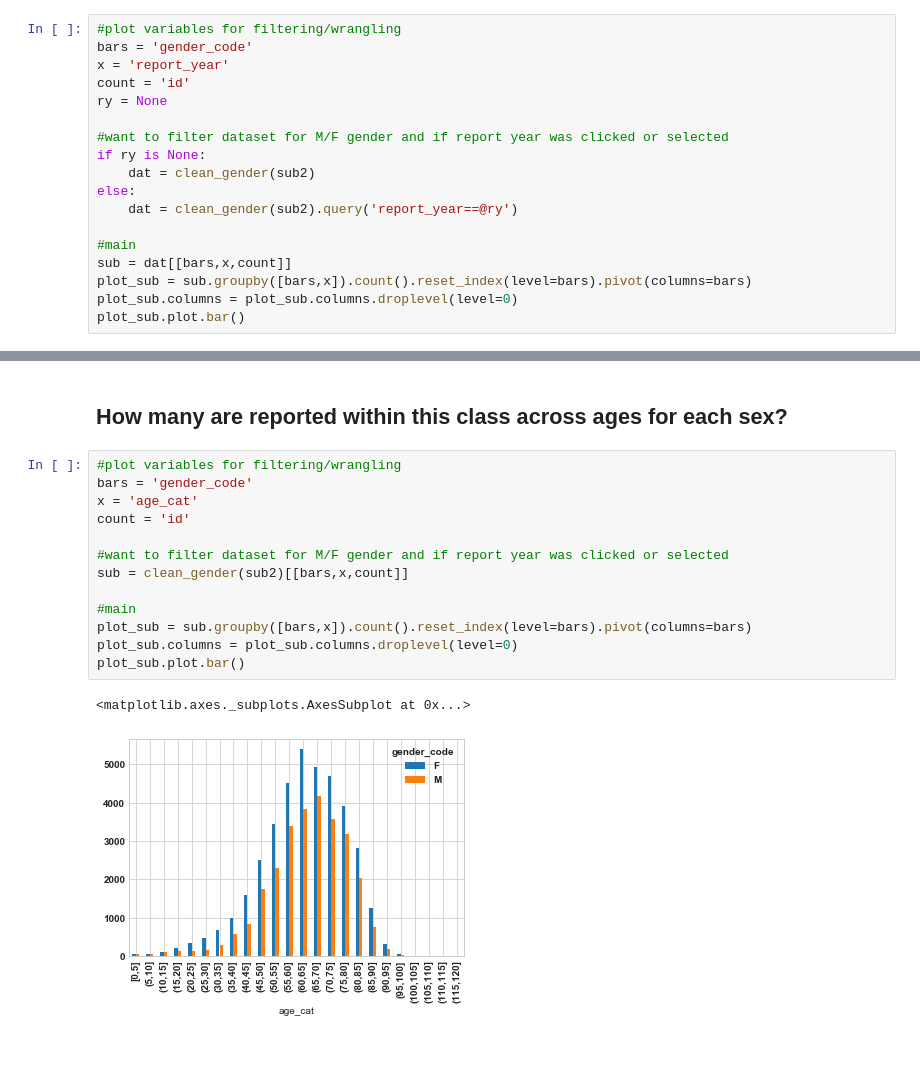
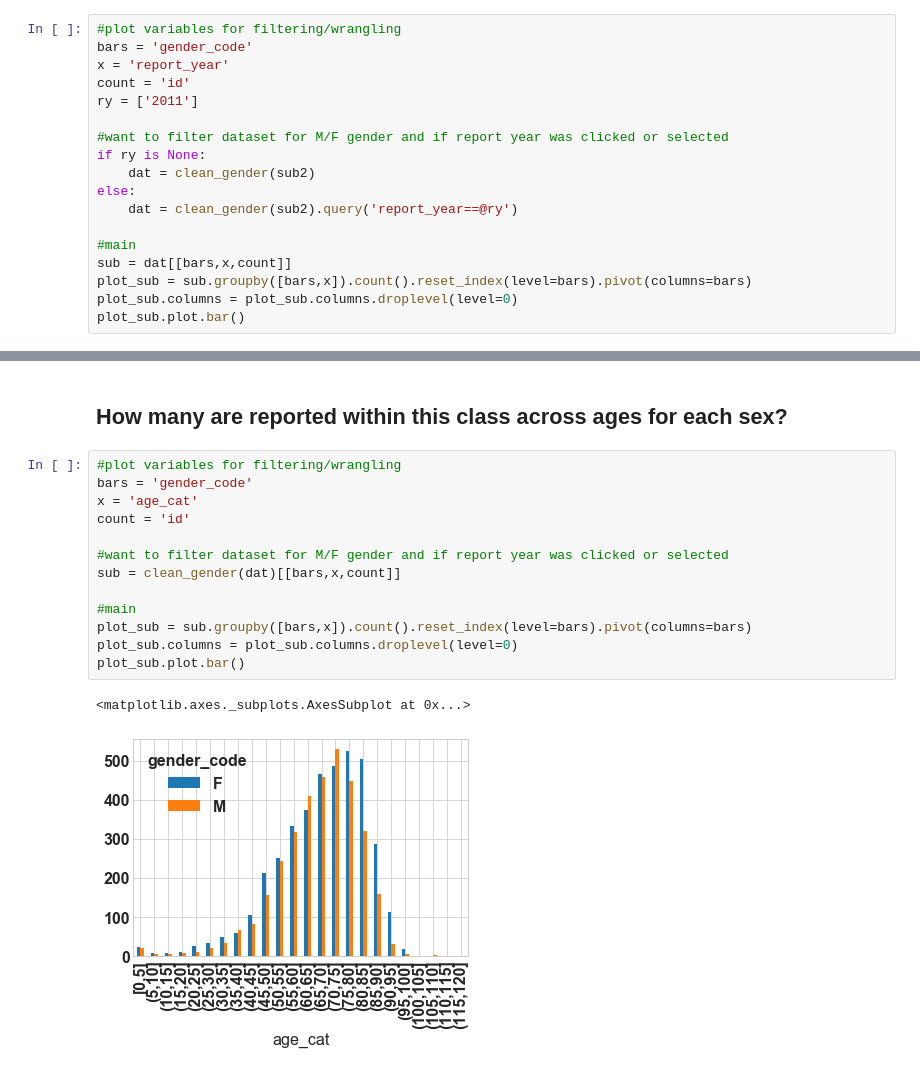
Before and after one commit to NCBI-Hackathons/SafeDrugs, a Jupyter notebook: sandbox/feature_drugs_and_outcomes.ipynb, the cells around one changed output, grey strips where cells are left out. Drawn from its saved outputs; the diff is of its cells as text.

```diff
--- a/sandbox/feature_drugs_and_outcomes.ipynb
+++ b/sandbox/feature_drugs_and_outcomes.ipynb
@@ -81,7 +81,7 @@ q = p.set_xlabel("Number of Reports",weight="bold")
 bars = 'gender_code'
 x = 'report_year'
 count = 'id'
-ry = None
+ry = ['2011']
 
 #want to filter dataset for M/F gender and if report year was clicked or selected
 if ry is None:
@@ -113,16 +113,16 @@ dat[[d.label,grp]].groupby([grp]).count().plot.bar()
 # %%
 #plot variables for filtering/wrangling
 bars = 'gender_code'
 x = 'age_cat'
 count = 'id'
 
 #want to filter dataset for M/F gender and if report year was clicked or selected
-sub = clean_gender(sub2)[[bars,x,count]]
+sub = clean_gender(dat)[[bars,x,count]]
 
 #main
 plot_sub = sub.groupby([bars,x]).count().reset_index(level=bars).pivot(columns=bars)
 plot_sub.columns = plot_sub.columns.droplevel(level=0)
 plot_sub.plot.bar()
 # %% [output]
 <matplotlib.axes._subplots.AxesSubplot at 0x...>
-[figure, old version]
+[figure, new version]
```
Also changed, not shown: parts of 6 cells of this notebook, 1 other file.
